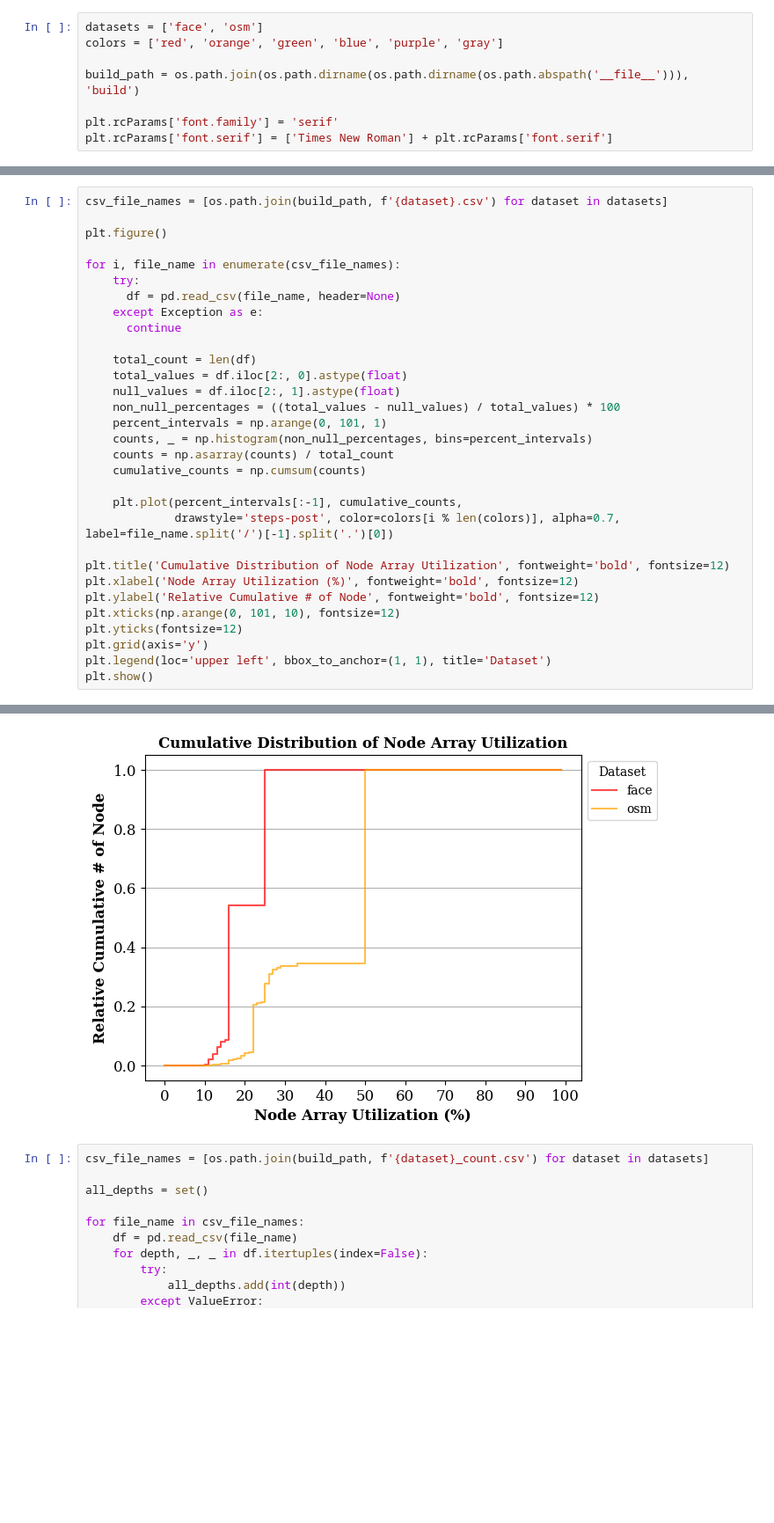
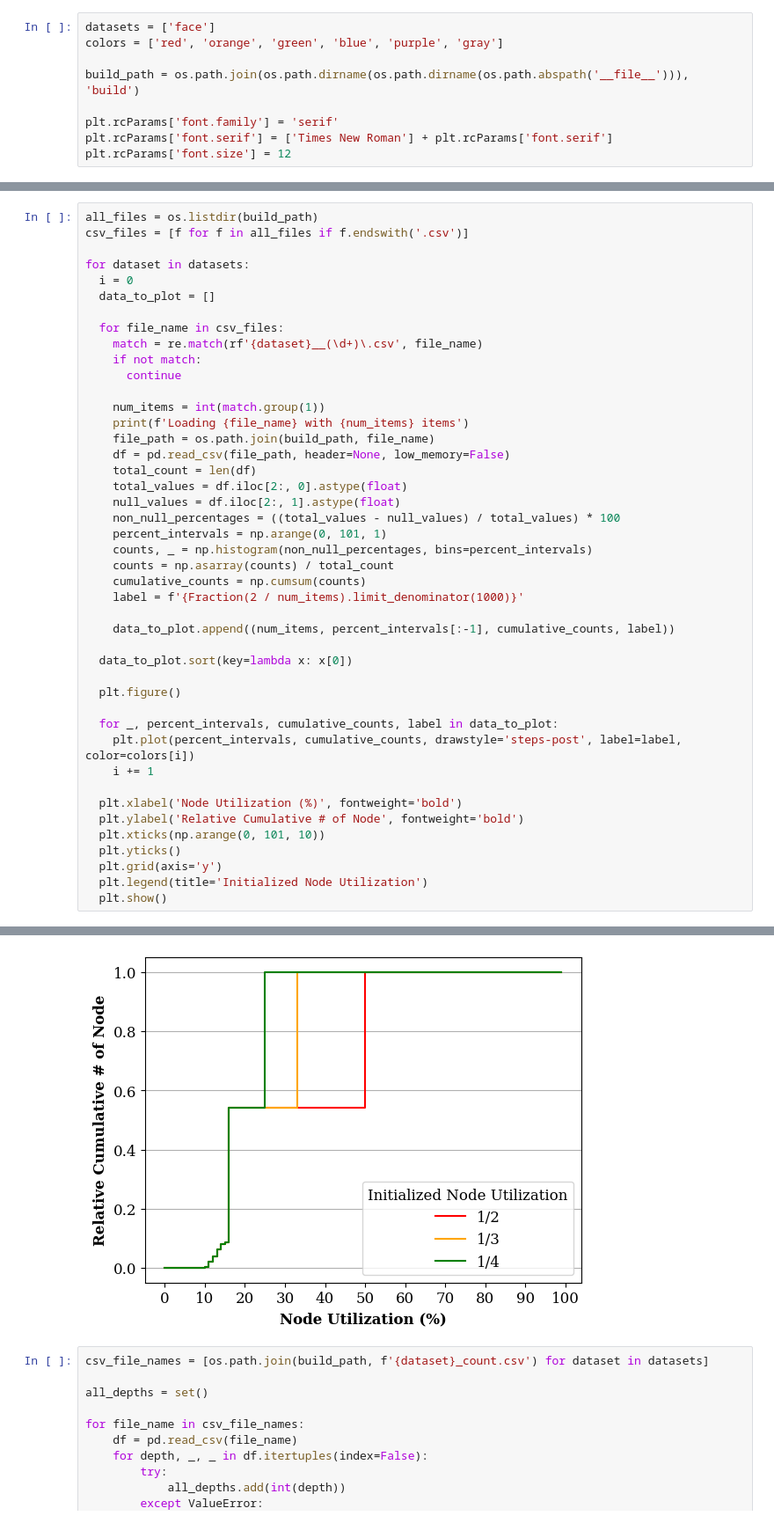
Before and after one commit to neokkk/GRE, a Jupyter notebook: scripts/cdf.ipynb, the cells around one changed output, grey strips where cells are left out. Shown: that part at 88% size. Saved outputs shown, nothing was run; the diff lists cells and outputs as text; blank space fills up the shorter version.

```diff
--- a/scripts/cdf.ipynb
+++ b/scripts/cdf.ipynb
@@ -15,11 +9,12 @@ please provide us feedback at https://github.com/pandas-dev/pandas/issues/54466
 # %%
-datasets = ['face', 'osm']
+datasets = ['face']
 colors = ['red', 'orange', 'green', 'blue', 'purple', 'gray']
 
 build_path = os.path.join(os.path.dirname(os.path.dirname(os.path.abspath('__file__'))), 'build')
 
 plt.rcParams['font.family'] = 'serif'
 plt.rcParams['font.serif'] = ['Times New Roman'] + plt.rcParams['font.serif']
+plt.rcParams['font.size'] = 12
 # %%
 def thousands_formatter(x, pos):
     return '%1.0fk' % (x * 1e-3) if x >= 1000 else str(int(x))
@@ -93,14 +412,20 @@ KeyError: 'depth'
 # %%
-csv_file_names = [os.path.join(build_path, f'{dataset}.csv') for dataset in datasets]
+all_files = os.listdir(build_path)
+csv_files = [f for f in all_files if f.endswith('.csv')]
 
-plt.figure()
+for dataset in datasets:
+  i = 0
+  data_to_plot = []
 
-for i, file_name in enumerate(csv_file_names):
-    try:
-      df = pd.read_csv(file_name, header=None)
-    except Exception as e:
+  for file_name in csv_files:
+    match = re.match(rf'{dataset}__(\d+)\.csv', file_name)
+    if not match:
       continue
 
+    num_items = int(match.group(1))
+    print(f'Loading {file_name} with {num_items} items')
+    file_path = os.path.join(build_path, file_name)
+    df = pd.read_csv(file_path, header=None, low_memory=False)
     total_count = len(df)
     total_values = df.iloc[2:, 0].astype(float)
     null_values = df.iloc[2:, 1].astype(float)
@@ -109,16 +434,23 @@ for i, file_name in enumerate(csv_file_names):
     counts, _ = np.histogram(non_null_percentages, bins=percent_intervals)
     counts = np.asarray(counts) / total_count
     cumulative_counts = np.cumsum(counts)
+    label = f'{Fraction(2 / num_items).limit_denominator(1000)}'
 
-    plt.plot(percent_intervals[:-1], cumulative_counts,
-             drawstyle='steps-post', color=colors[i % len(colors)], alpha=0.7, label=file_name.split('/')[-1].split('.')[0])
+    data_to_plot.append((num_items, percent_intervals[:-1], cumulative_counts, label))
 
-plt.title('Cumulative Distribution of Node Array Utilization', fontweight='bold', fontsize=12)
-plt.xlabel('Node Array Utilization (%)', fontweight='bold', fontsize=12)
-plt.ylabel('Relative Cumulative # of Node', fontweight='bold', fontsize=12)
-plt.xticks(np.arange(0, 101, 10), fontsize=12)
-plt.yticks(fontsize=12)
-plt.grid(axis='y')
-plt.legend(loc='upper left', bbox_to_anchor=(1, 1), title='Dataset')
-plt.show()
+  data_to_plot.sort(key=lambda x: x[0])
+
+  plt.figure()
+
+  for _, percent_intervals, cumulative_counts, label in data_to_plot:
+    plt.plot(percent_intervals, cumulative_counts, drawstyle='steps-post', label=label, color=colors[i])
+    i += 1
+
+  plt.xlabel('Node Utilization (%)', fontweight='bold')
+  plt.ylabel('Relative Cumulative # of Node', fontweight='bold')
+  plt.xticks(np.arange(0, 101, 10))
+  plt.yticks()
+  plt.grid(axis='y')
+  plt.legend(title='Initialized Node Utilization')
+  plt.show()
 # %% [output]
@@ -125,4 +460,4 @@ plt.show()
-[figure, old version]
+[figure, new version]
 # %%
 csv_file_names = [os.path.join(build_path, f'{dataset}_count.csv') for dataset in datasets]
 
```
Also changed, not shown: parts of 10 cells of this notebook.
